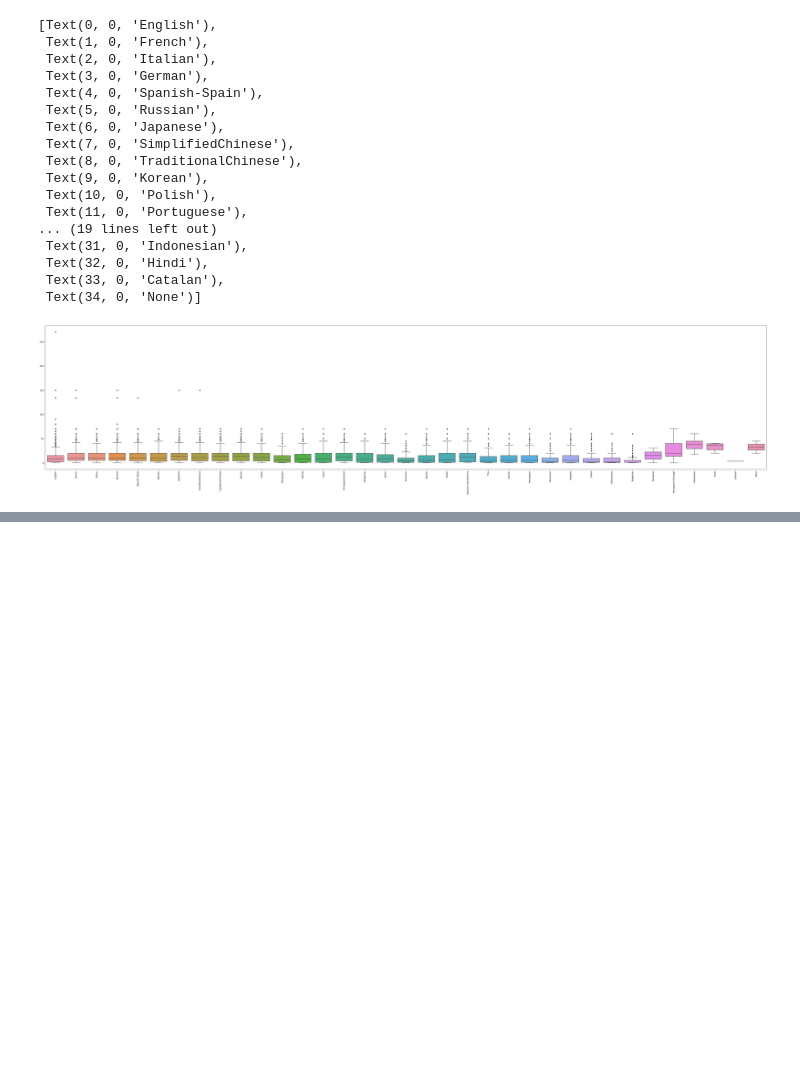
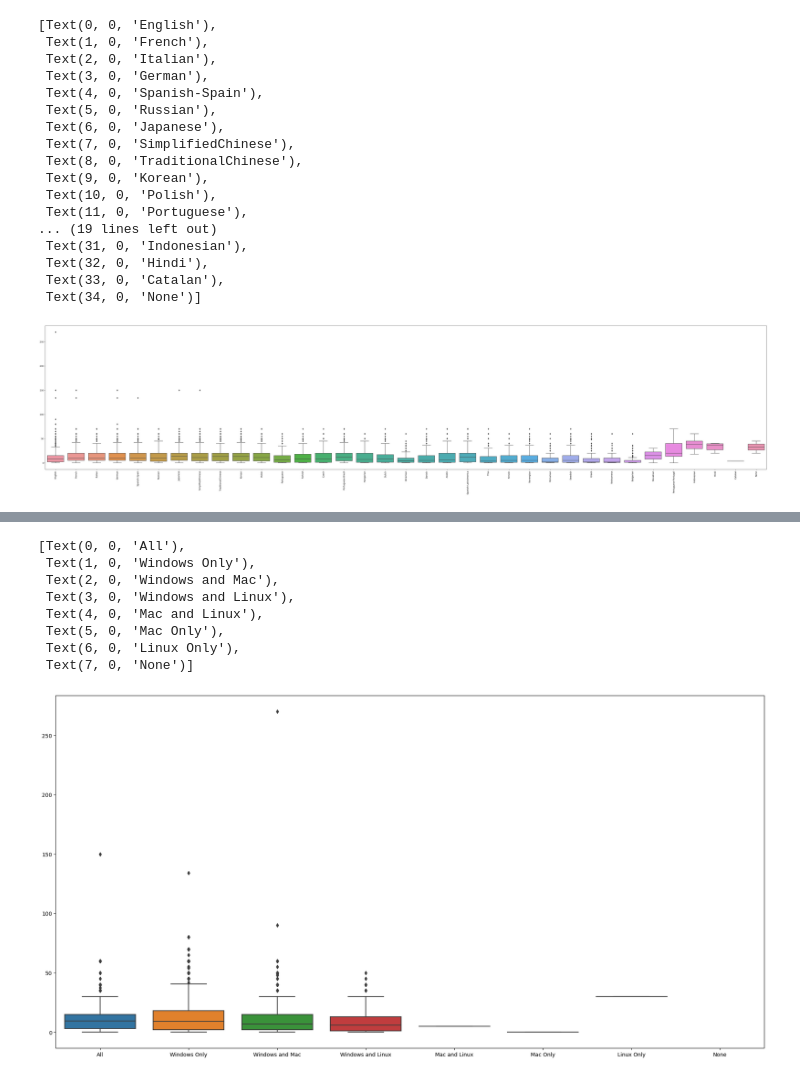
Before and after one commit to CollCyx/SC1015-Mini-Project, a Jupyter notebook: ExploratoryAnalysis.ipynb, the cells around one changed output, grey strips where cells are left out. Drawn from its saved outputs; the diff is of its cells as text; code cells hidden in the pictures; blank space fills up the shorter version.

```diff
--- a/ExploratoryAnalysis.ipynb
+++ b/ExploratoryAnalysis.ipynb
@@ -460,0 +520,19 @@ Name: None, dtype: float64
+# %%
+# boxplots of OS against price
+OS_sep = pd.read_csv('data/OS2.csv')
+
+f = plt.figure(figsize=(24, 12))
+
+graph = sb.boxplot(data = OS_sep)
+
+graph.set_xticklabels(graph.get_xticklabels())
+# %% [output]
+[Text(0, 0, 'All'),
+ Text(1, 0, 'Windows Only'),
+ Text(2, 0, 'Windows and Mac'),
+ Text(3, 0, 'Windows and Linux'),
+ Text(4, 0, 'Mac and Linux'),
+ Text(5, 0, 'Mac Only'),
+ Text(6, 0, 'Linux Only'),
+ Text(7, 0, 'None')]
+[figure, added]
```
Also changed, not shown: parts of 4 cells of this notebook, 4 other files.
